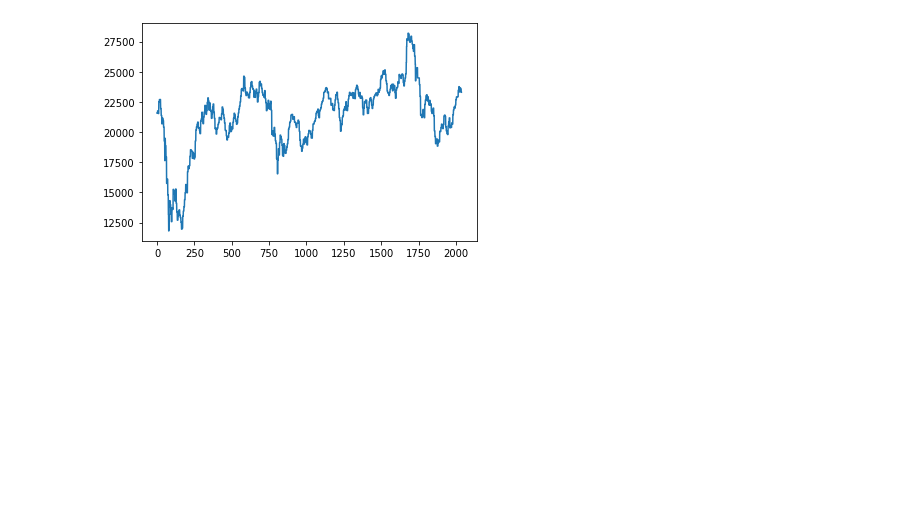
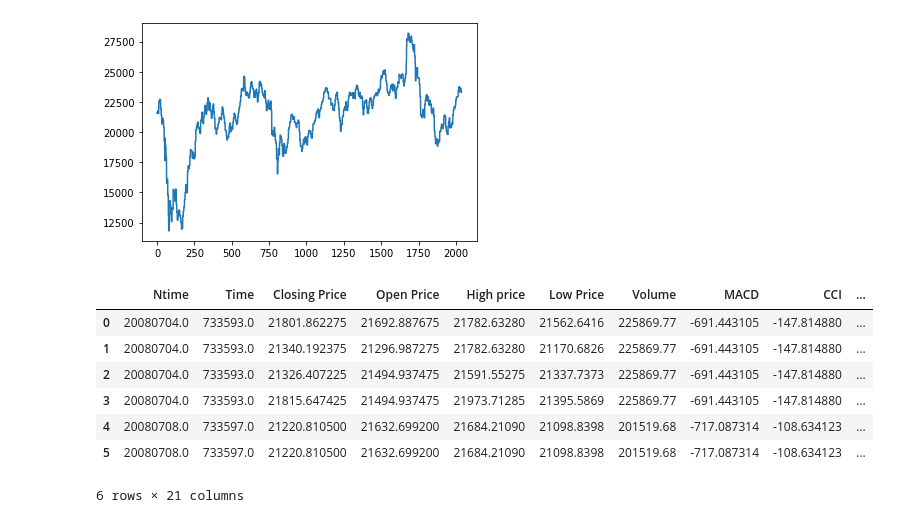
Before and after one commit to ivan-ivy/ECBM4040-final-project-WSAE-LSTM, a Jupyter notebook: notebooks/intro-tf113.ipynb, the cells around one changed output. Cells and saved outputs as stored; diff of their text form; code cells hidden in the pictures; blank space fills up the shorter version.

```diff
--- a/notebooks/intro.ipynb
+++ b/notebooks/intro-tf113.ipynb
@@ -56,3 +56,14 @@ plt.plot(smooth)
 # %% [output]
 [<matplotlib.lines.Line2D at 0x...>]
 [figure]
+# %%
+raw.head().apply(waveletSmooth, axis=0).apply(waveletSmooth, axis=0)
+# %% [output]
+|  | Ntime | Time | Closing Price | Open Price | High price | Low Price | Volume | MACD | CCI | ... |
+| 0 | 20080704.0 | 733593.0 | 21801.862275 | 21692.887675 | 21782.63280 | 21562.6416 | 225869.77 | -691.443105 | -147.814880 | ... |
+| 1 | 20080704.0 | 733593.0 | 21340.192375 | 21296.987275 | 21782.63280 | 21170.6826 | 225869.77 | -691.443105 | -147.814880 | ... |
+| 2 | 20080704.0 | 733593.0 | 21326.407225 | 21494.937475 | 21591.55275 | 21337.7373 | 225869.77 | -691.443105 | -147.814880 | ... |
+| 3 | 20080704.0 | 733593.0 | 21815.647425 | 21494.937475 | 21973.71285 | 21395.5869 | 225869.77 | -691.443105 | -147.814880 | ... |
+| 4 | 20080708.0 | 733597.0 | 21220.810500 | 21632.699200 | 21684.21090 | 21098.8398 | 201519.68 | -717.087314 | -108.634123 | ... |
+| 5 | 20080708.0 | 733597.0 | 21220.810500 | 21632.699200 | 21684.21090 | 21098.8398 | 201519.68 | -717.087314 | -108.634123 | ... |
+6 rows × 21 columns
```
Also changed, not shown: parts of 13 cells of this notebook, 5 other files.
